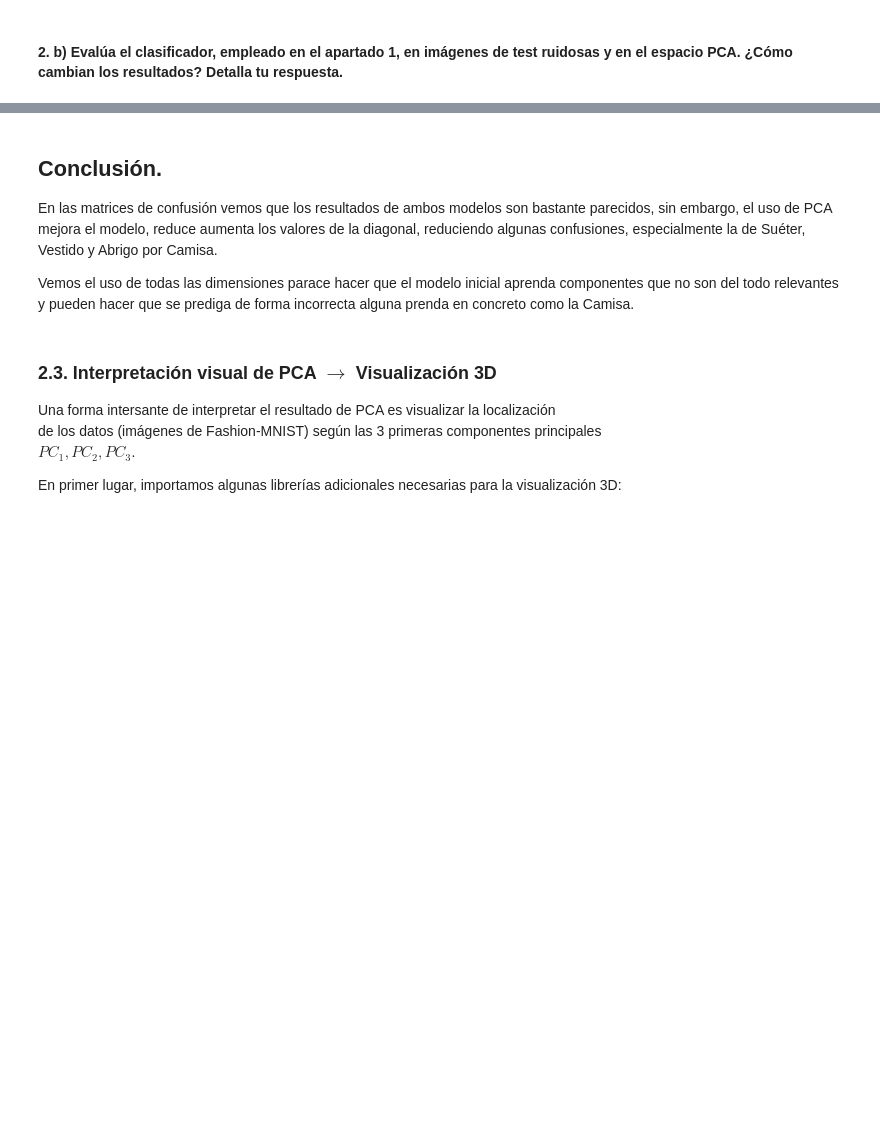
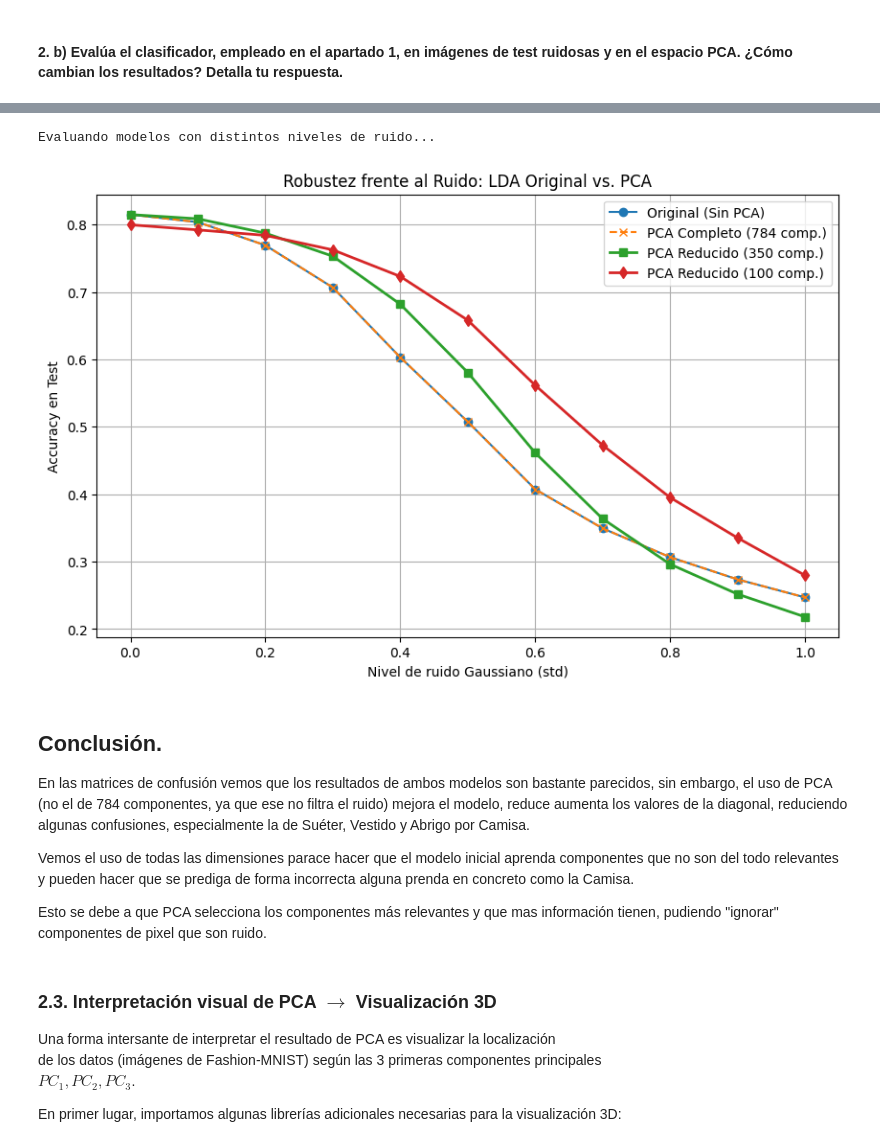
Before and after one commit to EduSS282/AprendizajeAutomatico, a Jupyter notebook: P6/P6.ipynb, the cells around one changed output, grey strips where cells are left out. Drawn from its saved outputs; the diff is of its cells as text; code cells hidden in the pictures; blank space fills up the shorter version.

```diff
--- a/P6/P6.ipynb
+++ b/P6/P6.ipynb
@@ -870,10 +822,88 @@ weighted avg       0.77      0.76      0.76     10000
+# %%
+#TODO: tu código
+import numpy as np
+import matplotlib.pyplot as plt
+from sklearn.base import clone
+from sklearn.pipeline import Pipeline
+from sklearn.decomposition import PCA
+
+# Definimos los niveles de ruido a probar
+noises = np.linspace(0, 1, 11)
+
+# Listas para guardar las precisiones
+acc_original = []
+acc_pca_784 = []
+acc_pca_reducido = []
+acc_pca_100 = []
+
+# Preparamos los pipelines (usando 350 que es el mejor valor que me ha dado para 0.1 std de noise)
+
+pipeline_pca_784 = Pipeline([
+    ("pca", PCA(n_components=784)),
+    ("clf", clone(clf)),
+])
+
+pipeline_pca_reducido = Pipeline([
+    ("pca", PCA(n_components=350)),
+    ("clf", clone(clf)),
+])
+
+pipeline_pca_100 = Pipeline([
+    ("pca", PCA(n_components=100)),
+    ("clf", clone(clf)),
+])
+
+print("Evaluando modelos con distintos niveles de ruido...")
+
+for noise_std in noises:
+    X_test_noisy = add_noise_to_images(X_test, noise_std=noise_std)
+
+    # Original (Sin PCA)
+    res_orig = evaluar_clasificador(clone(clf), X_train, y_train, X_test_noisy, y_test,
+                                    do_report=False, do_cm=False)
+    acc_original.append(res_orig["Acc. (test)"])
+
+    # PCA Completo (784 componentes)
+    res_784 = evaluar_clasificador(pipeline_pca_784, X_train, y_train, X_test_noisy, y_test,
+                                   do_report=False, do_cm=False)
+    acc_pca_784.append(res_784["Acc. (test)"])
+
+    # PCA Reducido (X componentes)
+    res_red = evaluar_clasificador(pipeline_pca_reducido, X_train, y_train, X_test_noisy, y_test,
+                                   do_report=False, do_cm=False)
+    acc_pca_reducido.append(res_red["Acc. (test)"])
+
+    res_pca_100 = evaluar_clasificador(pipeline_pca_100, X_train, y_train, X_test_noisy, y_test,
+                                   do_report=False, do_cm=False)
+    acc_pca_100.append(res_pca_100["Acc. (test)"])
+
+# Código generado por IA.
+# === DIBUJAR LA GRÁFICA ===
+plt.figure(figsize=(10, 6))
+
+# Dibujamos las tres líneas
+plt.plot(noises, acc_original, marker='o', linestyle='-', label="Original (Sin PCA)")
+plt.plot(noises, acc_pca_784, marker='x', linestyle='--', label="PCA Completo (784 comp.)")
+plt.plot(noises, acc_pca_reducido, marker='s', linestyle='-', linewidth=2, label=f"PCA Reducido ({350} comp.)")
+plt.plot(noises, acc_pca_100, marker='d', linestyle='-', linewidth=2, label=f"PCA Reducido ({100} comp.)")
+plt.xlabel("Nivel de ruido Gaussiano (std)")
+plt.ylabel("Accuracy en Test")
+plt.title("Robustez frente al Ruido: LDA Original vs. PCA")
+plt.legend()
+plt.grid(True)
+plt.show()
+# %% [output]
+Evaluando modelos con distintos niveles de ruido...
+[figure, added]
 # %% [markdown]
 ## Conclusión.
 
 En las matrices de confusión vemos que los resultados de ambos modelos son bastante parecidos,
-sin embargo, el uso de PCA mejora el modelo, reduce aumenta los valores de la diagonal, reduciendo algunas confusiones, especialmente la de Suéter, Vestido y Abrigo por Camisa.
+sin embargo, el uso de PCA (no el de 784 componentes, ya que ese no filtra el ruido) mejora el modelo, reduce aumenta los valores de la diagonal, reduciendo algunas confusiones, especialmente la de Suéter, Vestido y Abrigo por Camisa.
 
 Vemos el uso de todas las dimensiones parace hacer que el modelo inicial aprenda componentes que no son del todo relevantes y pueden hacer que se prediga de forma incorrecta alguna prenda en concreto como la Camisa.
+
+Esto se debe a que PCA selecciona los componentes más relevantes y que mas información tienen, pudiendo "ignorar" componentes de pixel que son ruido.
 # %% [markdown]
 ### 2.3. Interpretación visual de PCA $\to$ Visualización 3D
 
```
Also changed, not shown: parts of 6 cells of this notebook.
